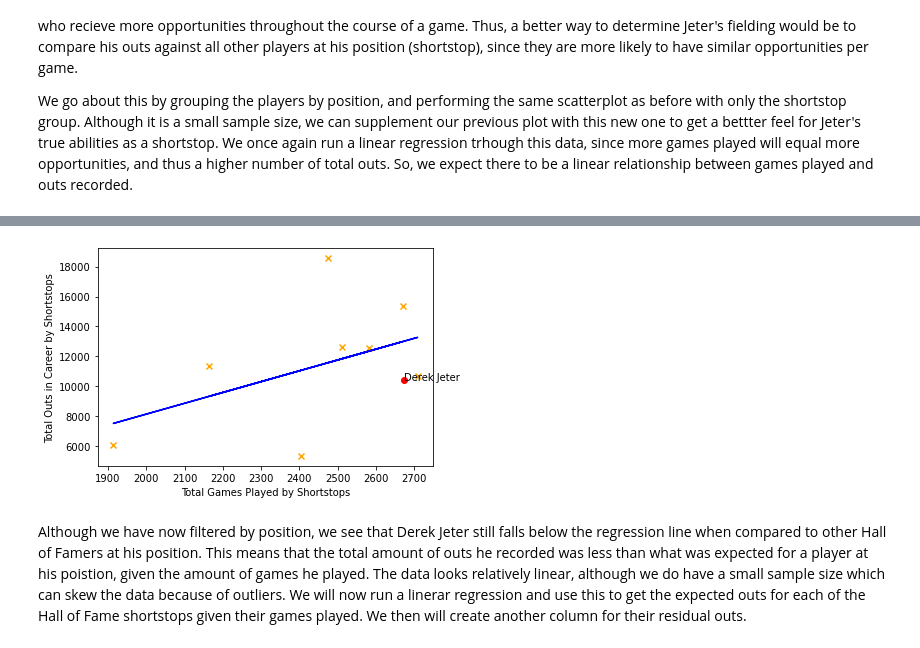
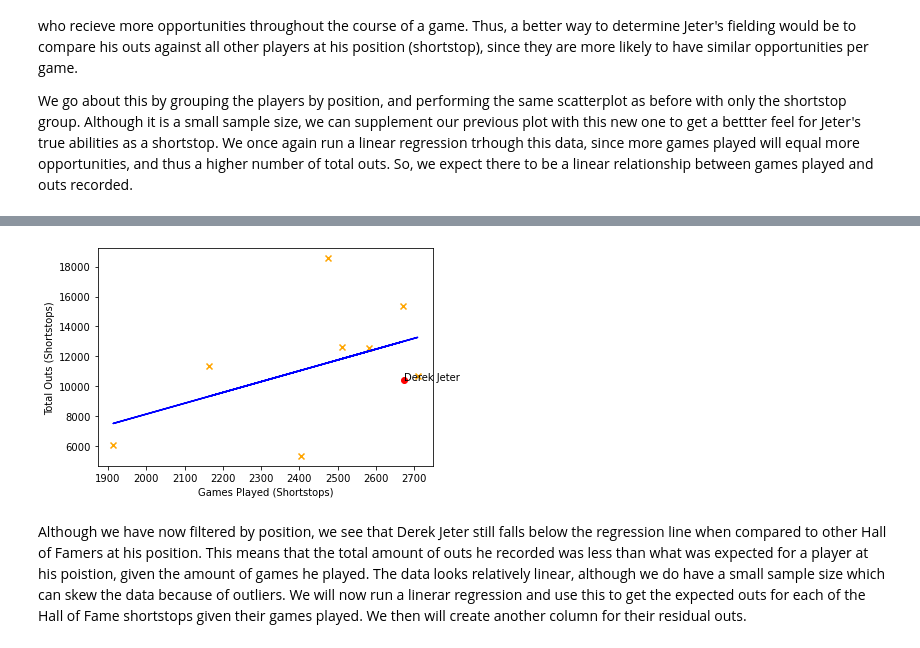
Before and after one commit to drob18/320FinalProject, a Jupyter notebook: Final.ipynb, the cells around one changed output, grey strips where cells are left out. Saved outputs shown, nothing was run; the diff lists cells and outputs as text; code cells hidden in the pictures.

```diff
--- a/Final.ipynb
+++ b/Final.ipynb
@@ -536,7 +542,7 @@ x = SS['GP']
 y = SS['OUTS']
 m,b = np.polyfit(x,y,1)
 plt.plot(x, m*x+b, '-', color='blue')
-plt.xlabel('Total Games Played by Shortstops')
-plt.ylabel('Total Outs in Career by Shortstops')
+plt.xlabel('Games Played (Shortstops)')
+plt.ylabel('Total Outs (Shortstops)')
 print("Slope of SS total outs: ",m, " Intercept of SS total outs: ",b)
 # %% [output]
@@ -544,4 +550,4 @@ Slope of SS total outs:  7.236469592591706  Intercept of SS total outs:  -6328.8
-[figure, old version]
+[figure, new version]
 # %% [markdown]
 Although we have now filtered by position, we see that Derek Jeter still falls below the regression line when compared to other Hall of Famers at his position. This means that the total amount of outs he recorded was less than what was expected for a player at his poistion, given the amount of games he played. The data looks relatively linear, although we do have a small sample size which can skew the data because of outliers. We will now run a linerar regression and use this to get the expected outs for each of the Hall of Fame shortstops given their games played. We then will create another column for their residual outs.
 # %%
```
Also changed, not shown: parts of 15 cells of this notebook.
